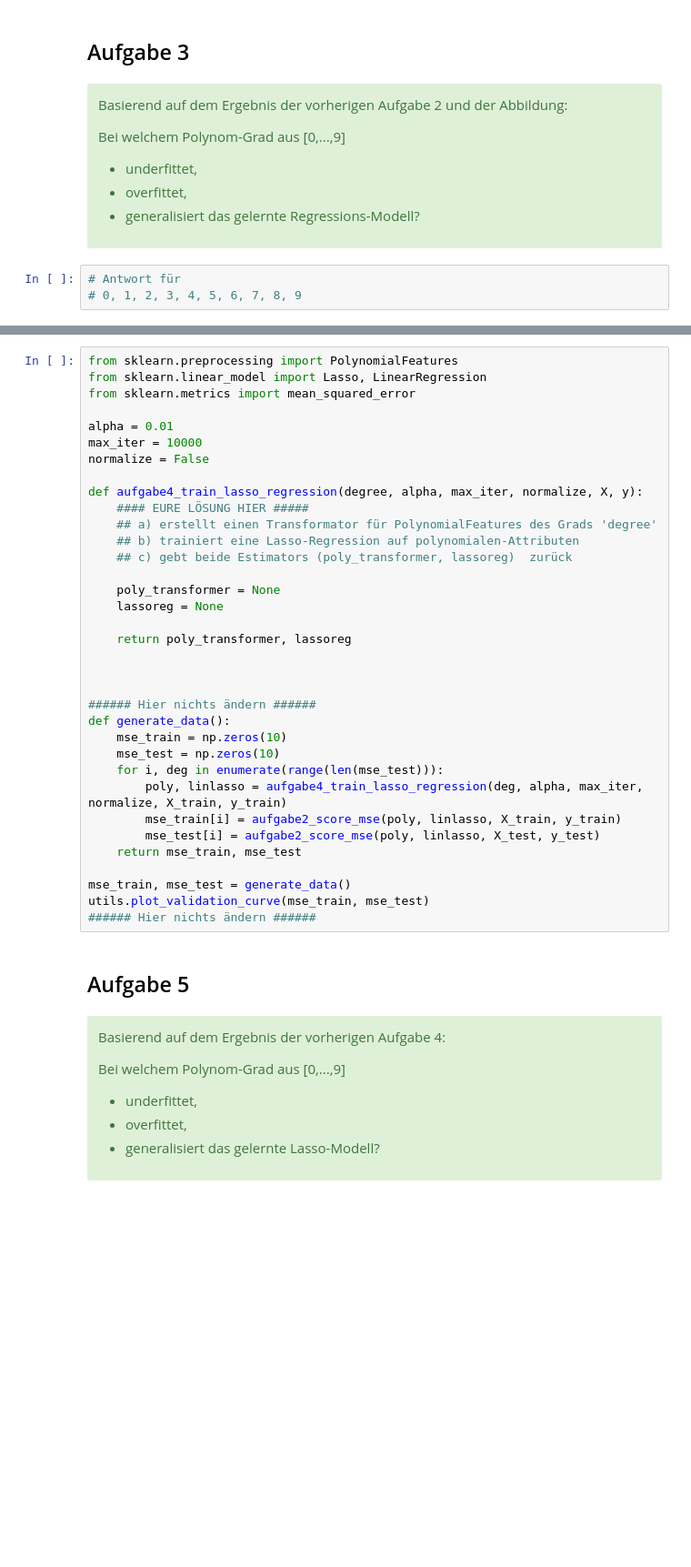
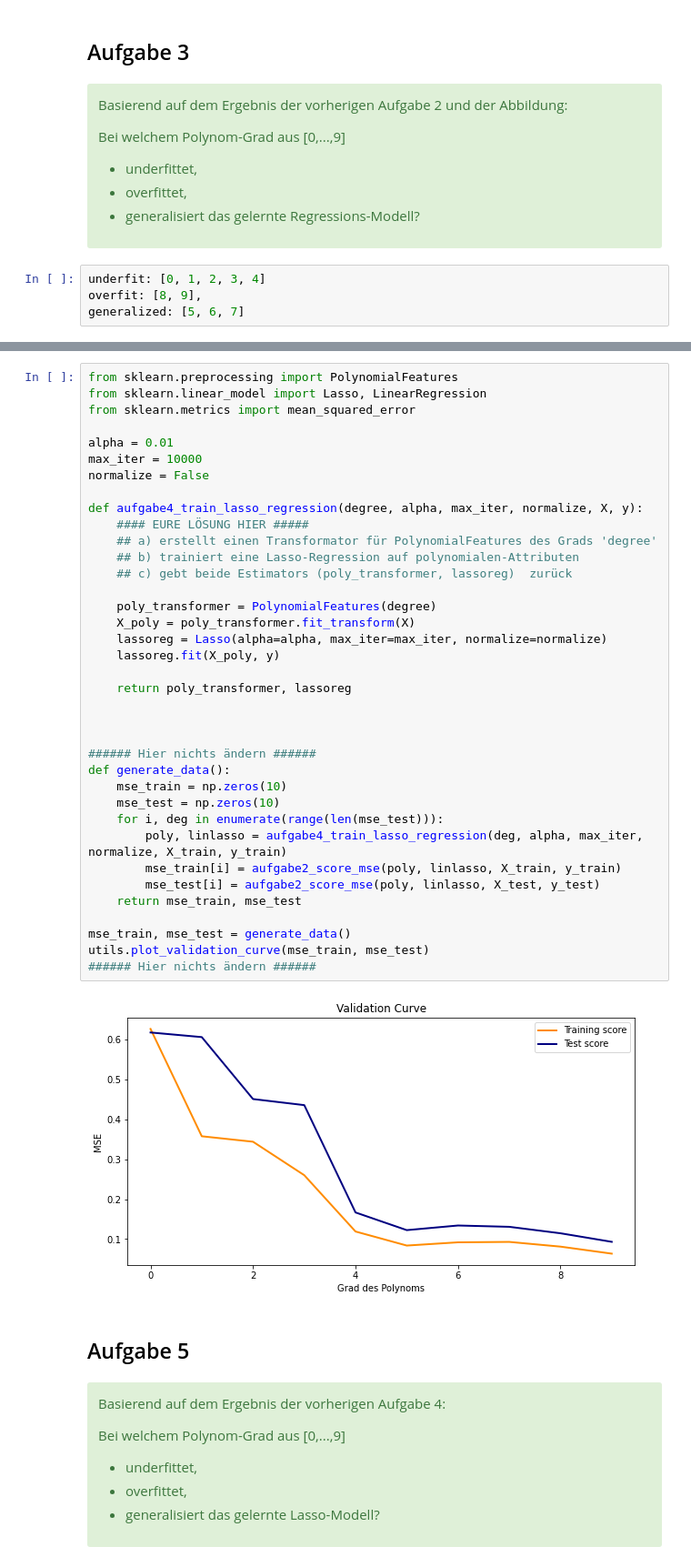
Before and after one commit to behzad1993/Data-Warehousing, a Jupyter notebook: ue5/ue5_regression-primer.ipynb, the cells around one changed output, grey strips where cells are left out. Shown: that part at 91% size. Cells and saved outputs as stored; diff of their text form; blank space fills up the shorter version.

```diff
--- a/ue5/ue5_regression-primer.ipynb
+++ b/ue5/ue5_regression-primer.ipynb
@@ -157,8 +161,9 @@ das gelernte Regressions-Modell?
 
 </div>
 # %%
-# Antwort für
-# 0, 1, 2, 3, 4, 5, 6, 7, 8, 9
+underfit: [0, 1, 2, 3, 4]
+overfit: [8, 9],
+generalized: [5, 6, 7]
 # %% [markdown]
 ## Aufgabe 4
 
@@ -185,35 +190,39 @@ from sklearn.linear_model import Lasso, LinearRegression
 from sklearn.metrics import mean_squared_error
 
 alpha = 0.01
 max_iter = 10000
 normalize = False
 
 def aufgabe4_train_lasso_regression(degree, alpha, max_iter, normalize, X, y):
     #### EURE LÖSUNG HIER #####
     ## a) erstellt einen Transformator für PolynomialFeatures des Grads 'degree'
     ## b) trainiert eine Lasso-Regression auf polynomialen-Attributen
     ## c) gebt beide Estimators (poly_transformer, lassoreg)  zurück
 
-    poly_transformer = None
-    lassoreg = None
+    poly_transformer = PolynomialFeatures(degree)
+    X_poly = poly_transformer.fit_transform(X)
+    lassoreg = Lasso(alpha=alpha, max_iter=max_iter, normalize=normalize)
+    lassoreg.fit(X_poly, y)
 
     return poly_transformer, lassoreg
 
 
 
 ###### Hier nichts ändern ######
 def generate_data():
     mse_train = np.zeros(10)
     mse_test = np.zeros(10)
     for i, deg in enumerate(range(len(mse_test))):
         poly, linlasso = aufgabe4_train_lasso_regression(deg, alpha, max_iter, normalize, X_train, y_train)
         mse_train[i] = aufgabe2_score_mse(poly, linlasso, X_train, y_train)
         mse_test[i] = aufgabe2_score_mse(poly, linlasso, X_test, y_test)
     return mse_train, mse_test
 
 mse_train, mse_test = generate_data()
 utils.plot_validation_curve(mse_train, mse_test)
 ###### Hier nichts ändern ######
+# %% [output]
+[figure, added]
 # %% [markdown]
 ## Aufgabe 5
 
```
Also changed, not shown: parts of 6 cells of this notebook.
